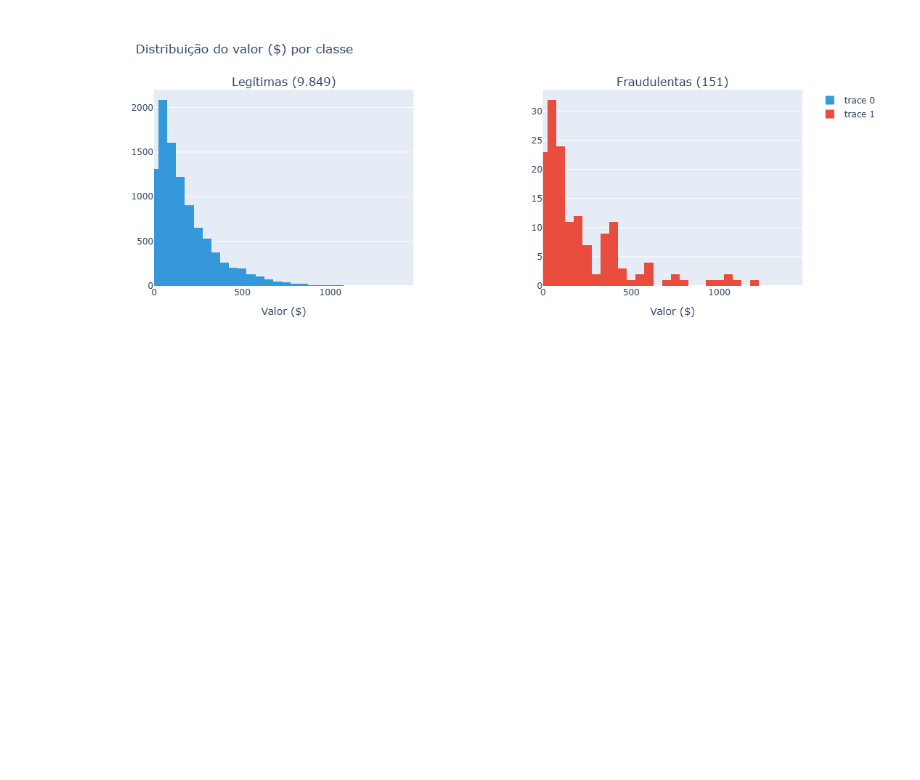
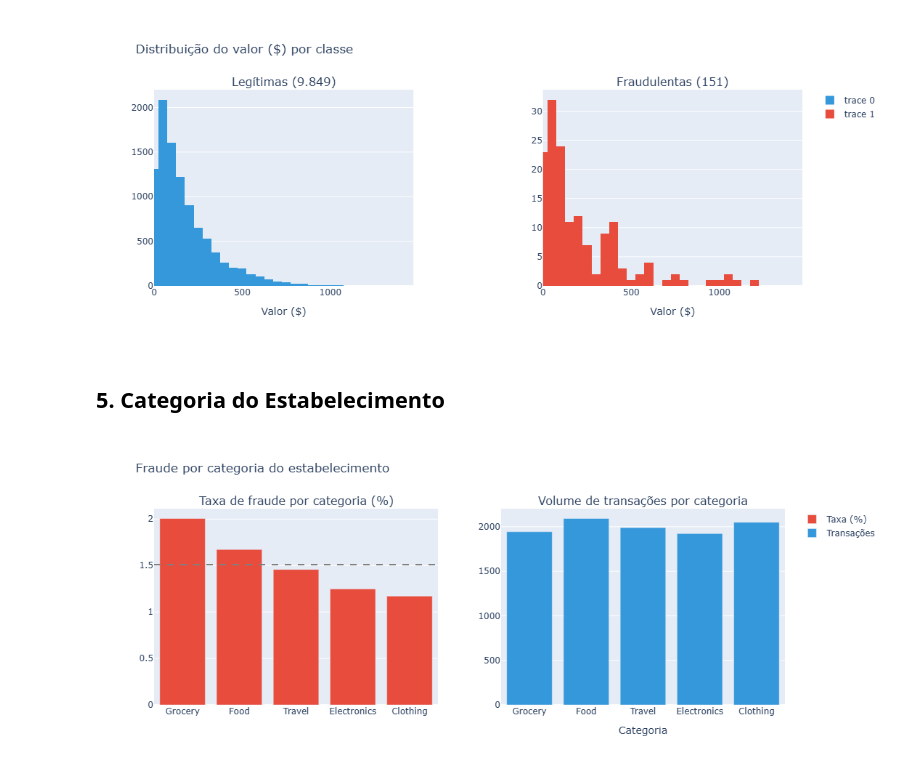
Before and after one commit to victorxavier01/EDA, a Jupyter notebook: 04-credit-card-fraud/eda_credit_fraud.ipynb, the cells around one changed output. Drawn from its saved outputs; the diff is of its cells as text; code cells hidden in the pictures; blank space fills up the shorter version.

Commit message:
add categoria por estabelecimento

```diff
--- a/04-credit-card-fraud/eda_credit_fraud.ipynb
+++ b/04-credit-card-fraud/eda_credit_fraud.ipynb
@@ -217,3 +218,43 @@ fig.update_xaxes(title_text="Valor ($)", range=[0, lim], row=1, col=2)
 fig.show()
 # %% [output]
 [figure]
+# %% [markdown]
+<div id="categoria"></div>
+
+## 5. Categoria do Estabelecimento
+# %%
+categoria = df.groupby('merchant_category').agg(
+    total=('transaction_id', 'count'),
+    fraudes=('is_fraud', 'sum'),
+    ticket_medio=('amount', 'mean'),
+).assign(taxa_fraude=lambda x: x['fraudes'] / x['total'] * 100)
+
+categoria = categoria.sort_values('taxa_fraude', ascending=False)
+
+categoria.round(2)
+
+fig = make_subplots(
+    rows=1, cols=2,
+    subplot_titles=("Taxa de fraude por categoria (%)", "Volume de transações por categoria"),
+    vertical_spacing=0.15,
+)
+
+fig.add_trace(
+    go.Bar(x=categoria.index, y=categoria['taxa_fraude'], name="Taxa (%)", marker_color="#e74c3c"),
+    row=1, col=1,
+)
+
+fig.add_hline(y=taxa_media, line_dash="dash", line_color="gray", row=1, col=1)
+
+fig.add_trace(
+    go.Bar(x=categoria.index, y=categoria['total'], name="Transações", marker_color="#3498db"),
+    row=1, col=2,
+)
+
+fig.update_layout(height=450, title_text="Fraude por categoria do estabelecimento")
+fig.update_xaxes(title_text="Categoria", row=1, col=2)
+fig.update_xaxes(title_text="Categoria", row=1, col=2)
+
+fig.show()
+# %% [output]
+[figure, added]
```
Also changed, not shown: parts of 1 cell of this notebook.
